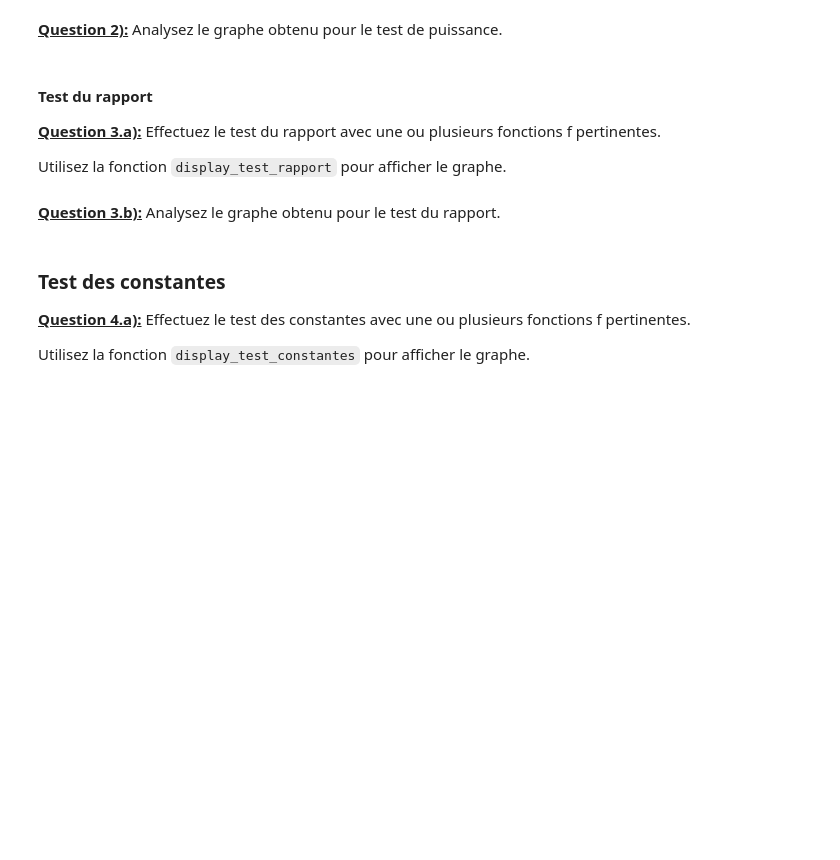
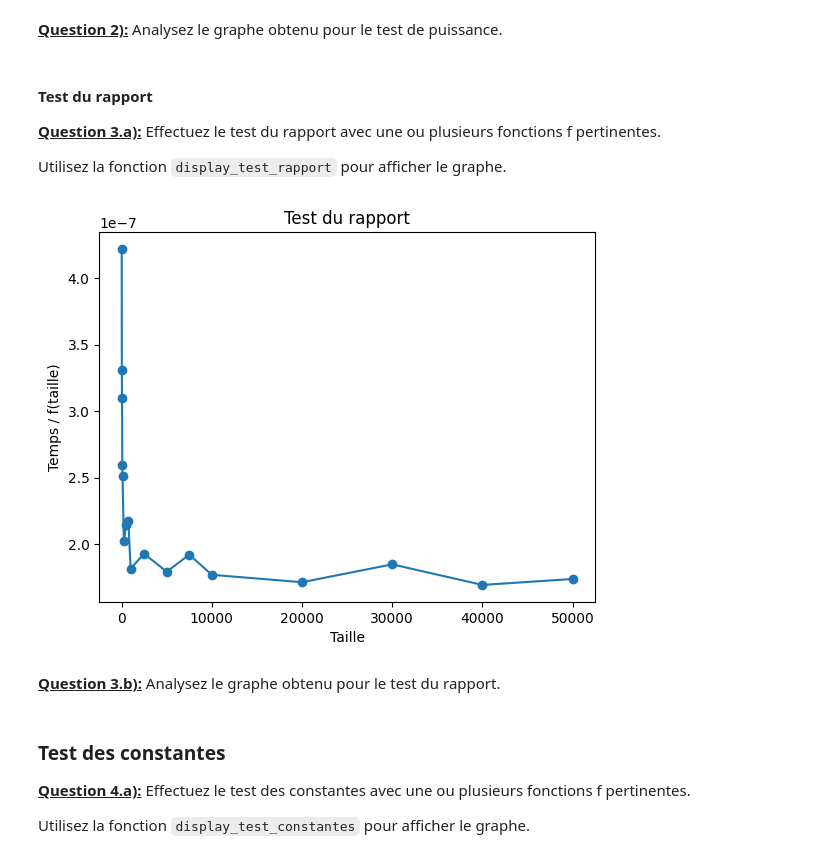
Before and after one commit to Za4khnissi/INF8775, a Jupyter notebook: TP1-H24.ipynb, the cells around one changed output. Saved outputs shown, nothing was run; the diff lists cells and outputs as text; code cells hidden in the pictures; blank space fills up the shorter version.

```diff
--- a/TP1-H24.ipynb
+++ b/TP1-H24.ipynb
@@ -557,15 +557,19 @@ display_test_constantes(values_test_constantes(measures_divide_naive_threshold,
 # %% [markdown]
 <u>**Question 1.a):**</u> Modifiez l'algorithme précédent pour y ajouter un seuil de récursivité (e.g. `threshold`). En dessous de ce seuil, vous utiliserez l'algorithme naïf écrit précédemment.
 # %%
-def skyline_divide_and_conquer_threshold(buildings, threshold=1):
+def skyline_divide_and_conquer_threshold(buildings, threshold):
+    output = []
     skyline = []
+    skyline_height_l = 0
+    skyline_height_r = 0
+
     # TODO: Implantez un algorithme diviser-pour-régner
     if len(buildings) <= threshold:
         return skyline_bruteforce(buildings)
 
-    middle = len(buildings) // 2
-    skyline_l = skyline_divide_and_conquer_threshold(buildings[:middle], threshold)
-    skyline_r = skyline_divide_and_conquer_threshold(buildings[middle:], threshold)
+    half = len(buildings) // 2
+    skyline_l = skyline_divide_and_conquer_threshold(buildings[:half], threshold)
+    skyline_r = skyline_divide_and_conquer_threshold(buildings[half:], threshold)
 
     i, j = 0, 0
 
@@ -613,5 +633,5 @@ display_mesures_seuil(measures_threshold)
 # %% [markdown]
 <u>**Question 1.c):**</u> Quel est le seuil de récursivité de le plus judicieux ? Sur quel critère l'avez vous sélectionné ? Pourquoi des seuils inférieurs ou supérieurs donnent-ils de moins bonnes performances ?
 # %%
-best_threshold = 1
+best_threshold = 30
 verification_plot(example_buildings, skyline_divide_and_conquer_threshold(example_buildings, best_threshold))
@@ -644,9 +689,11 @@ Utilisez la fonction `display_test_rapport` pour afficher le graphe.
 # %%
 # TODO: définissez f judicieusement
 def f(x):
-    return 0
+    return x * math.log(x, 2)
 
 display_test_rapport(values_test_rapport(measures_divide_best_threshold, f))
+# %% [output]
+[figure, added]
 # %% [markdown]
 <u>**Question 3.b):**</u> Analysez le graphe obtenu pour le test du rapport.
 # %% [markdown]
```
Also changed, not shown: parts of 16 cells of this notebook.
